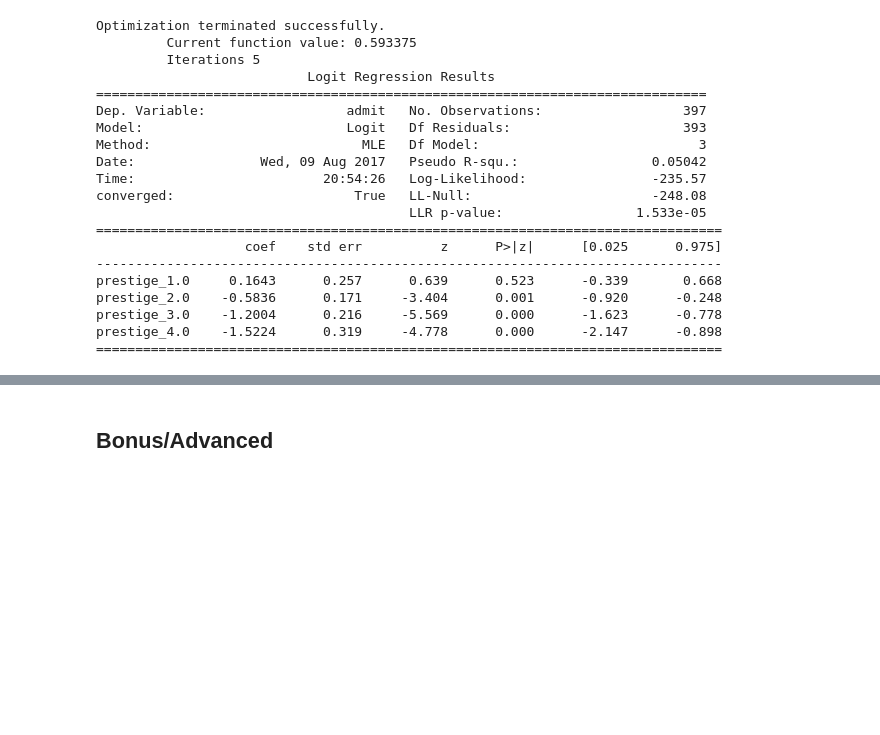
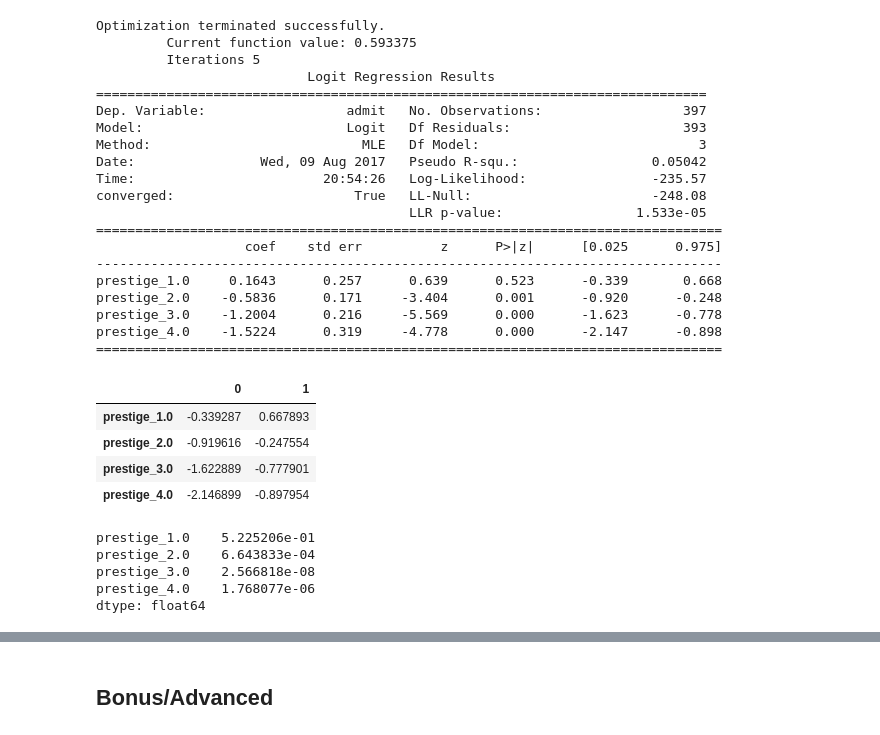
Before and after one commit to WhatShihWrote/data-science-class, a Jupyter notebook: projects/terri-shih-project-2.ipynb, the cells around one changed output, grey strips where cells are left out. Drawn from its saved outputs; the diff is of its cells as text; code cells hidden in the pictures; blank space fills up the shorter version.

```diff
--- a/projects/terri-shih-project-2.ipynb
+++ b/projects/terri-shih-project-2.ipynb
@@ -268,0 +267,16 @@ prestige_4.0    -1.5224      0.319     -4.778      0.000      -2.147      -0.898
+# %%
+result.conf_int() #print confidence intervals
+# %% [output]
+|  | 0 | 1 |
+| prestige_1.0 | -0.339287 | 0.667893 |
+| prestige_2.0 | -0.919616 | -0.247554 |
+| prestige_3.0 | -1.622889 | -0.777901 |
+| prestige_4.0 | -2.146899 | -0.897954 |
+# %%
+result.pvalues #print pvalues
+# %% [output]
+prestige_1.0    5.225206e-01
+prestige_2.0    6.643833e-04
+prestige_3.0    2.566818e-08
+prestige_4.0    1.768077e-06
+dtype: float64
```
Also changed, not shown: parts of 2 cells of this notebook.
